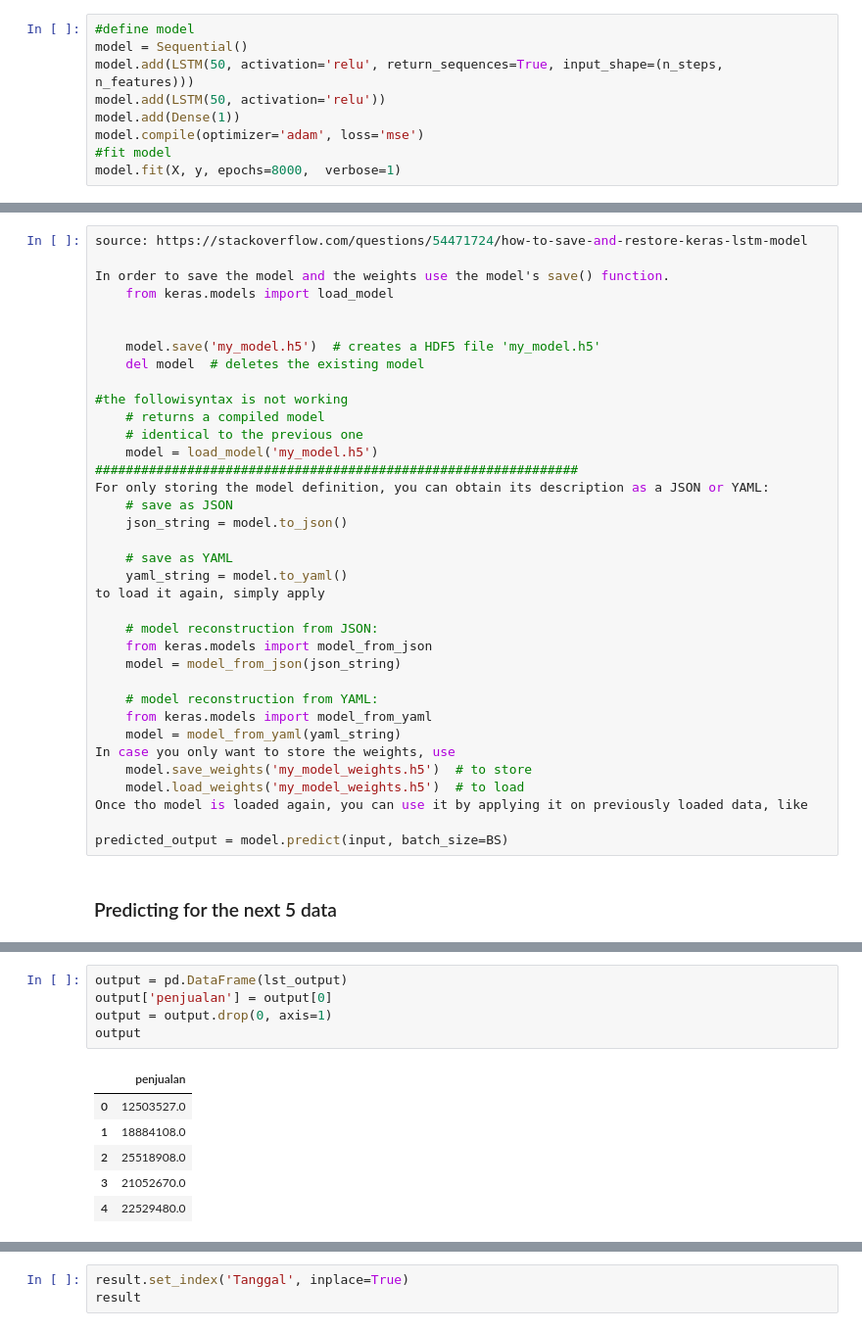
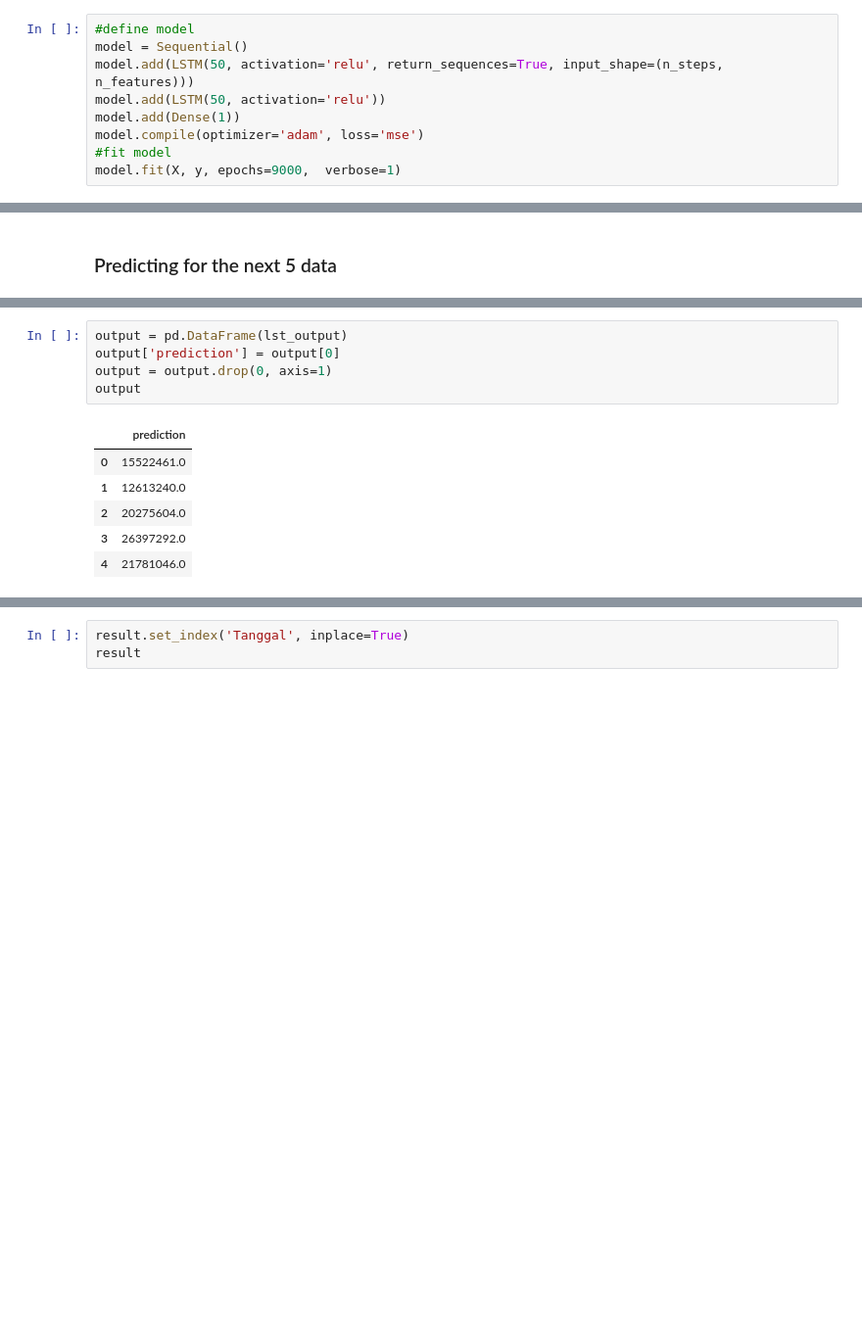
Before and after one commit to sitizzz/LSTM, a Jupyter notebook: Shopeebis_LSTM.ipynb, the cells around one changed output, grey strips where cells are left out. Shown at 98% size. Drawn from its saved outputs; the diff is of its cells as text; blank space fills up the shorter version.

Commit message:
updating lstm

```diff
--- a/Shopeebis_LSTM.ipynb
+++ b/Shopeebis_LSTM.ipynb
@@ -68,5 +68,5 @@ model.add(LSTM(50, activation='relu'))
 model.add(Dense(1))
 model.compile(optimizer='adam', loss='mse')
 #fit model
-model.fit(X, y, epochs=8000,  verbose=1)
+model.fit(X, y, epochs=9000,  verbose=1)
 # %% [output]
@@ -94,42 +94,6 @@ Epoch
 import tensorflow as tf
 
 model1 = tf.keras.models.load_model('shopeebis_model.h5')
-# %%
-source: https://stackoverflow.com/questions/54471724/how-to-save-and-restore-keras-lstm-model
-
-In order to save the model and the weights use the model's save() function.
-    from keras.models import load_model
-
-
-    model.save('my_model.h5')  # creates a HDF5 file 'my_model.h5'
-    del model  # deletes the existing model
-
-#the followisyntax is not working
-    # returns a compiled model
-    # identical to the previous one
-    model = load_model('my_model.h5')
-###############################################################
-For only storing the model definition, you can obtain its description as a JSON or YAML:
-    # save as JSON
-    json_string = model.to_json()
-
-    # save as YAML
-    yaml_string = model.to_yaml()
-to load it again, simply apply
-
-    # model reconstruction from JSON:
-    from keras.models import model_from_json
-    model = model_from_json(json_string)
-
-    # model reconstruction from YAML:
-    from keras.models import model_from_yaml
-    model = model_from_yaml(yaml_string)
-In case you only want to store the weights, use
-    model.save_weights('my_model_weights.h5')  # to store
-    model.load_weights('my_model_weights.h5')  # to load
-Once tho model is loaded again, you can use it by applying it on previously loaded data, like
-
-predicted_output = model.predict(input, batch_size=BS)
 # %% [markdown]
 ### Predicting for the next 5 data
 # %%
@@ -176,12 +140,12 @@ print(lst_output)
 # %%
 output = pd.DataFrame(lst_output)
-output['penjualan'] = output[0]
+output['prediction'] = output[0]
 output = output.drop(0, axis=1)
 output
 # %% [output]
-|  | penjualan |
-| 0 | 12503527.0 |
-| 1 | 18884108.0 |
-| 2 | 25518908.0 |
-| 3 | 21052670.0 |
-| 4 | 22529480.0 |
+|  | prediction |
+| 0 | 15522461.0 |
+| 1 | 12613240.0 |
+| 2 | 20275604.0 |
+| 3 | 26397292.0 |
+| 4 | 21781046.0 |
```
Also changed, not shown: parts of 9 cells of this notebook.
